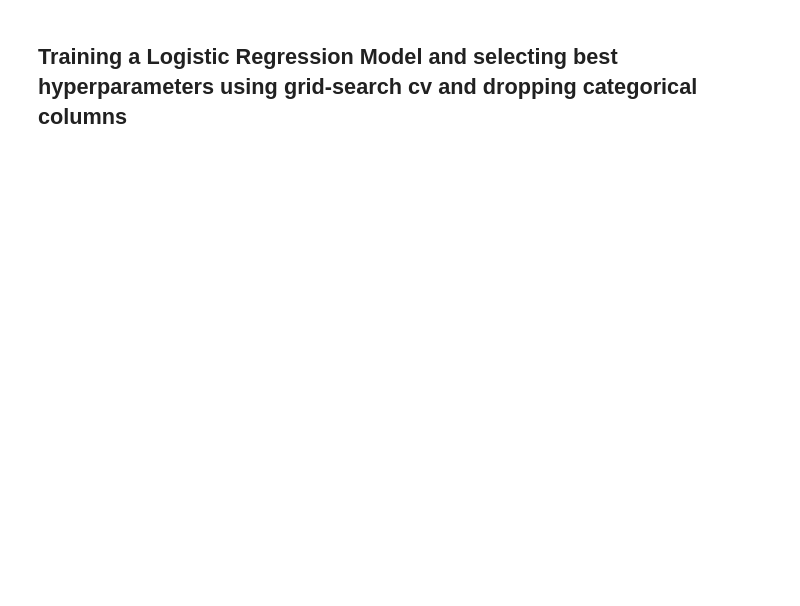
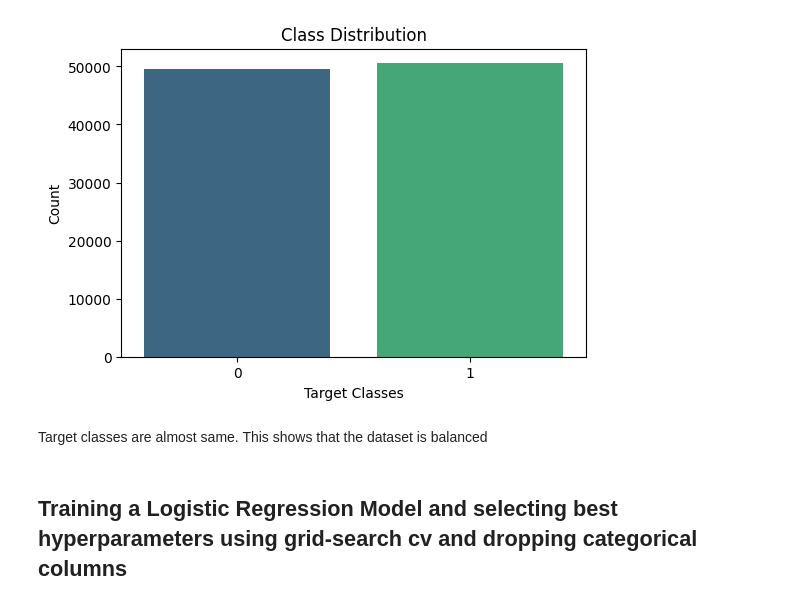
Before and after one commit to RiteeshTM/System-Threat-Forecaster-project, a Jupyter notebook: main.ipynb, the cells around one changed output. Cells and saved outputs as stored; diff of their text form; code cells hidden in the pictures; blank space fills up the shorter version.

```diff
--- a/main.ipynb
+++ b/main.ipynb
@@ -1,2 +67,14 @@
+# %%
+#Checking Class Distribution (Bar Plot)
+plt.figure(figsize=(6, 4))
+sns.countplot(x=df['target'], palette='viridis')
+plt.title("Class Distribution")
+plt.xlabel("Target Classes")
+plt.ylabel("Count")
+plt.show()
+# %% [output]
+[figure, added]
+# %% [markdown]
+Target classes are almost same. This shows that the dataset is balanced
 # %% [markdown]
 ## Training a Logistic Regression Model and selecting best hyperparameters using grid-search cv and dropping categorical columns
```
Also changed, not shown: parts of 77 cells of this notebook, 1 other file.
